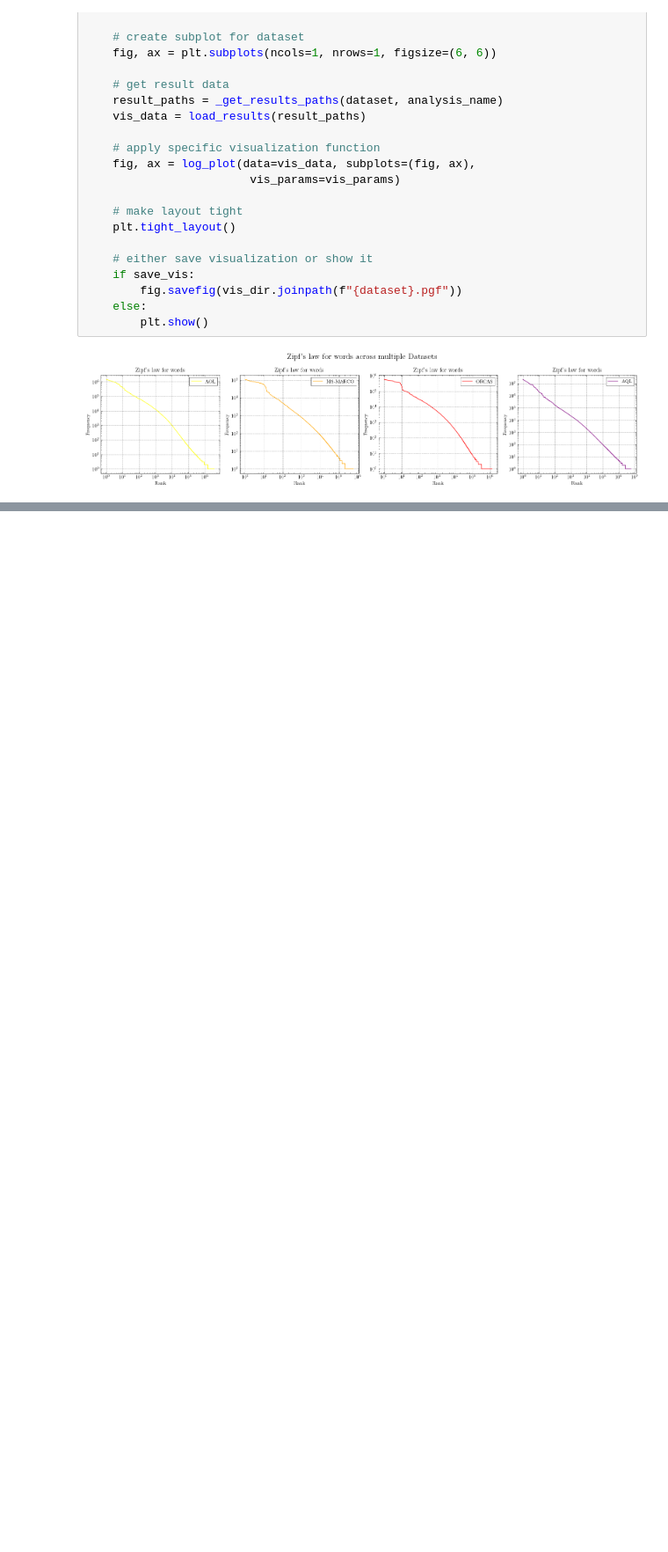
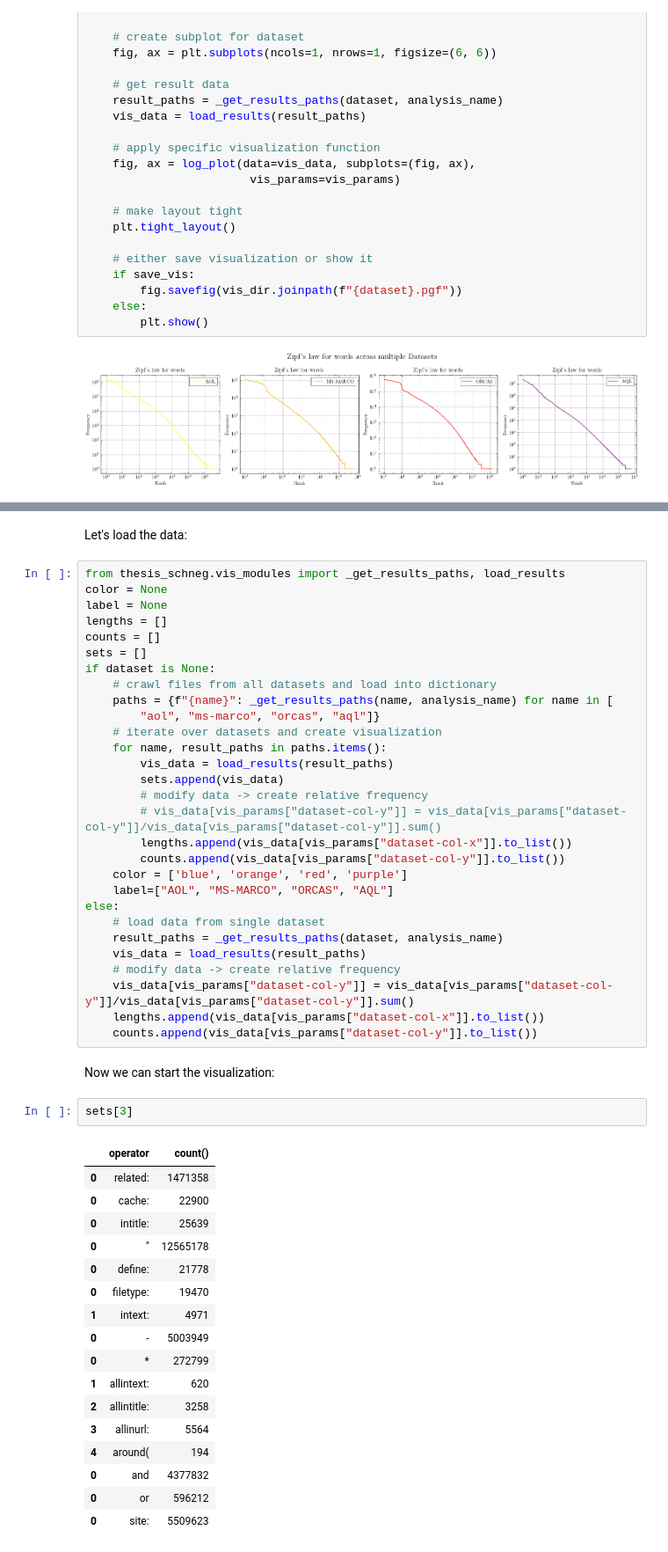
Before and after one commit to bnsch98/verifying-query-logs-from-unknown-sources, a Jupyter notebook: src/thesis_schneg/visualize.ipynb, the cells around one changed output, grey strips where cells are left out. Shown: that part at 88% size. Cells and saved outputs as stored; diff of their text form; blank space fills up the shorter version.

Commit message:
code: search-operators updated, search-operators-count added, named-entities-count added, named-entities adjusted, first bit of search-operators visualization

```diff
--- a/src/thesis_schneg/visualize.ipynb
+++ b/src/thesis_schneg/visualize.ipynb
@@ -341,0 +375,53 @@ else:
+# %% [markdown]
+Let's load the data:
+# %%
+from thesis_schneg.vis_modules import _get_results_paths, load_results
+color = None
+label = None
+lengths = []
+counts = []
+sets = []
+if dataset is None:
+    # crawl files from all datasets and load into dictionary
+    paths = {f"{name}": _get_results_paths(name, analysis_name) for name in [
+        "aol", "ms-marco", "orcas", "aql"]}
+    # iterate over datasets and create visualization
+    for name, result_paths in paths.items():
+        vis_data = load_results(result_paths)
+        sets.append(vis_data)
+        # modify data -> create relative frequency
+        # vis_data[vis_params["dataset-col-y"]] = vis_data[vis_params["dataset-col-y"]]/vis_data[vis_params["dataset-col-y"]].sum()
+        lengths.append(vis_data[vis_params["dataset-col-x"]].to_list())
+        counts.append(vis_data[vis_params["dataset-col-y"]].to_list())
+    color = ['blue', 'orange', 'red', 'purple']
+    label=["AOL", "MS-MARCO", "ORCAS", "AQL"]
+else:
+    # load data from single dataset
+    result_paths = _get_results_paths(dataset, analysis_name)
+    vis_data = load_results(result_paths)
+    # modify data -> create relative frequency
+    vis_data[vis_params["dataset-col-y"]] = vis_data[vis_params["dataset-col-y"]]/vis_data[vis_params["dataset-col-y"]].sum()
+    lengths.append(vis_data[vis_params["dataset-col-x"]].to_list())
+    counts.append(vis_data[vis_params["dataset-col-y"]].to_list())
+# %% [markdown]
+Now we can start the visualization:
+# %%
+sets[3]
+# %% [output]
+|  | operator | count() |
+| 0 | related: | 1471358 |
+| 0 | cache: | 22900 |
+| 0 | intitle: | 25639 |
+| 0 | " | 12565178 |
+| 0 | define: | 21778 |
+| 0 | filetype: | 19470 |
+| 1 | intext: | 4971 |
+| 0 | - | 5003949 |
+| 0 | * | 272799 |
+| 1 | allintext: | 620 |
+| 2 | allintitle: | 3258 |
+| 3 | allinurl: | 5564 |
+| 4 | around( | 194 |
+| 0 | and | 4377832 |
+| 0 | or | 596212 |
+| 0 | site: | 5509623 |
```
Also changed, not shown: parts of 3 cells of this notebook, 2 other files.
